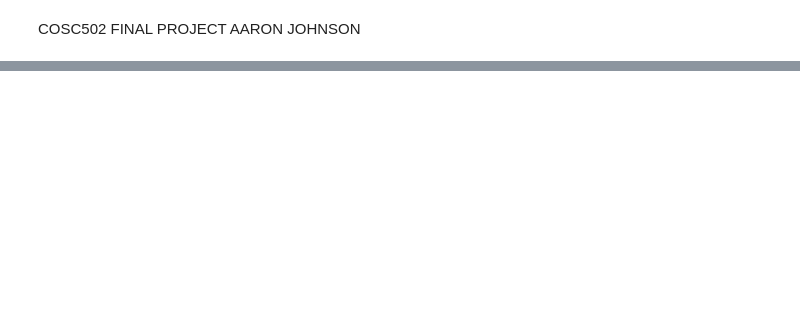
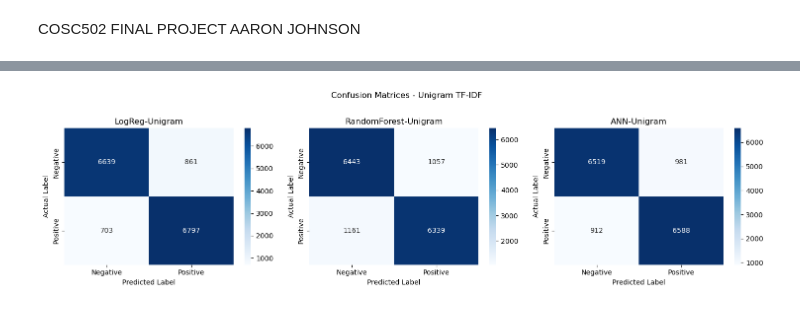
Before and after one commit to aajoh29-edu/Final-Project, a Jupyter notebook: revision_final_aaron_johnson_01904127.ipynb, the cells around one changed output, grey strips where cells are left out. Cells and saved outputs as stored; diff of their text form; code cells hidden in the pictures; blank space fills up the shorter version.

```diff
--- a/revision_final_aaron_johnson_01904127.ipynb
+++ b/revision_final_aaron_johnson_01904127.ipynb
@@ -526,9 +569,22 @@ print("F1 Score :", f1_score(y_test, y_pred_knn, zero_division=0))
 # %%
 # ----------------------------------------------------------------
 # Add the best KNN models to the results list for comparison.
-# Note: evaluate_clf() already fits the model, so no separate fit is needed.
 # ----------------------------------------------------------------
 
+# Determine best K values for Euclidean and Cosine (fallbacks if needed)
+try:
+    best_k_euc = list(k_values)[np.argmax(metrics["Euclidean"]["val_scores"])]
+    best_k_cos = list(k_values)[np.argmax(metrics["Cosine"]["val_scores"])]
+except Exception:
+    try:
+        best_k_euc = next(r["best_k"] for r in best_results if r["metric_name"] == "Euclidean")
+        best_k_cos = next(r["best_k"] for r in best_results if r["metric_name"] == "Cosine")
+    except Exception:
+        # final fallback
+        best_k_euc = best_knn_result.get("best_k", 5) if "best_knn_result" in globals() else 5
+        best_k_cos = best_knn_result.get("best_k", 5) if "best_knn_result" in globals() else 5
+
+# Build KNN model instances
 knn_models = {
     f"KNN-Euclidean(K={best_k_euc})": KNeighborsClassifier(
         n_neighbors=best_k_euc,
@@ -541,6 +597,21 @@ knn_models = {
         n_jobs=-1
     )
 }
+
+# Preserve original evaluate_clf and provide wrapper that accepts a name param
+_orig_evaluate_clf = evaluate_clf
+
+def evaluate_clf(model, X_train, X_test, y_train, y_test, name=None):
+    metrics_out, y_pred_out, y_prob_out = _orig_evaluate_clf(
+        model, X_train, X_test, y_train, y_test
+    )
+
+    result = {"Model": name if name is not None else getattr(model, "__class__", type(model)).__name__}
+    result.update(metrics_out)
+    result["y_pred"] = y_pred_out
+    result["y_prob"] = y_prob_out
+
+    return result
 
 for model_name, model in knn_models.items():
     result = evaluate_clf(
@@ -576,46 +660,45 @@ metrics_df
 # ----------------------------------------------------------------
 # Confusion matrices for the three primary classifiers using unigram TF-IDF.
 #
-# Confusion matrix layout:
-#   TN  FP
-#   FN  TP
 # ----------------------------------------------------------------
 
 primary_models = [
     "LogReg-Unigram",
-    "RandForest-Unigram",
+    "RandomForest-Unigram",
     "ANN-Unigram"
 ]
 
 results_lookup = {
     r["Model"]: r
     for r in results_q1
 }
 
 fig, axes = plt.subplots(1, 3, figsize=(15, 4))
 
 for ax, model_name in zip(axes, primary_models):
     result = results_lookup[model_name]
 
-    cm = confusion_matrix(y_test, result["y_pred"])
+    cm = confusion_matrix(y_test, trained_models[model_name]["y_pred"])
 
     sns.heatmap(
         cm,
         annot=True,
         fmt="d",
         cmap="Blues",
         ax=ax,
         xticklabels=["Negative", "Positive"],
         yticklabels=["Negative", "Positive"]
     )
 
     ax.set_title(model_name)
     ax.set_xlabel("Predicted Label")
     ax.set_ylabel("Actual Label")
 
 plt.suptitle("Confusion Matrices - Unigram TF-IDF", y=1.02)
 plt.tight_layout()
 plt.show()
+# %% [output]
+[figure, added]
 # %%
 # ----------------------------------------------------------------
 # ROC Curves for Primary Classifiers
```
Also changed, not shown: parts of 36 cells of this notebook.
